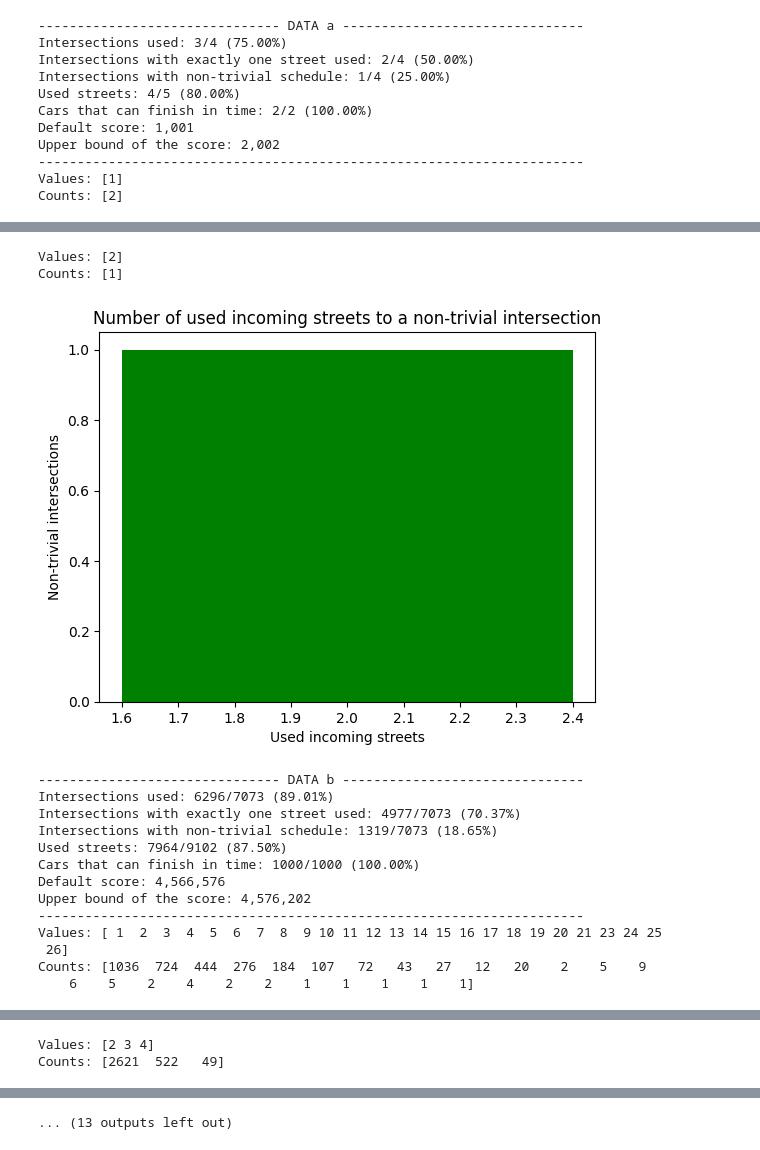
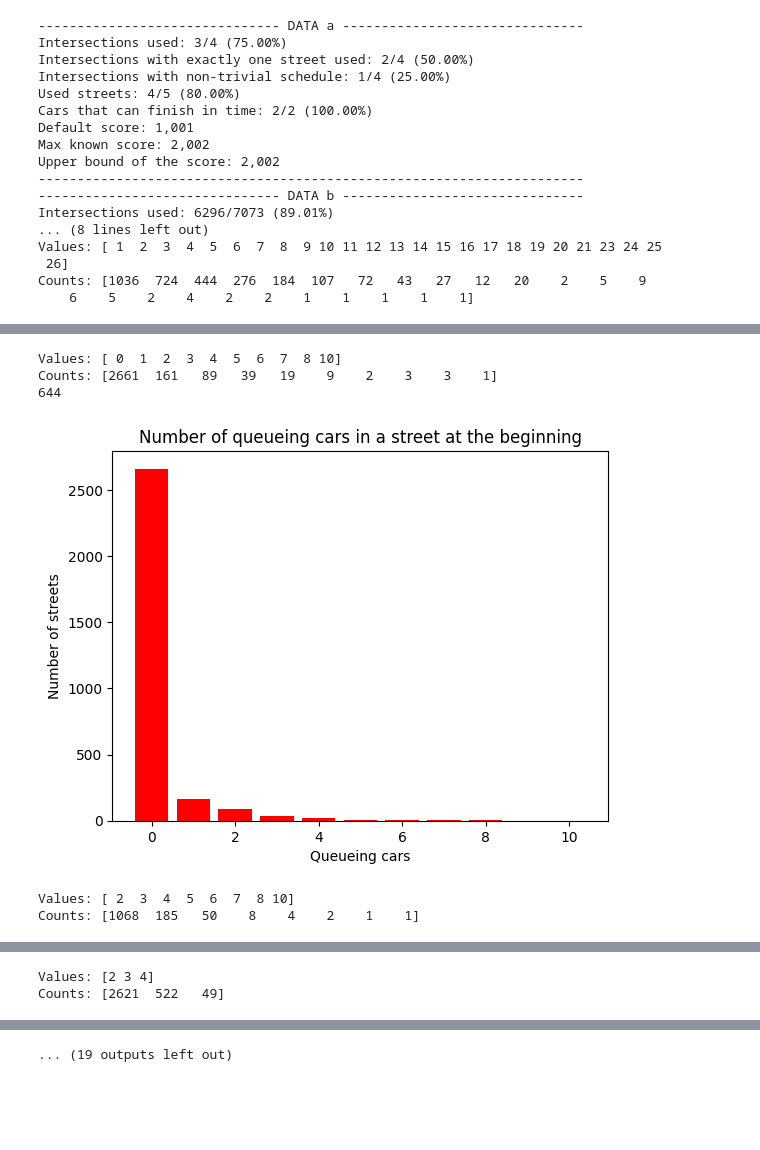
Before and after one commit to davidruda/Traffic-Signal-Optimization, a Jupyter notebook: statistics.ipynb, the cells around one changed output, grey strips where cells are left out. Drawn from its saved outputs; the diff is of its cells as text; code cells hidden in the pictures; blank space fills up the shorter version.

```diff
--- a/statistics.ipynb
+++ b/statistics.ipynb
@@ -48,11 +48,11 @@ def car_histogram(plan):
     street_ids = [
         s
         for i in plan.intersections if i.non_trivial
-        for s in i.incoming_streets if streets[s].used
+        for s in i.streets if streets[s].used
     ]
-    car_counts = np.zeros(len(plan.streets))
-    for car in plan.cars:
-        car_counts[car.path[:-1]] += 1
+    car_counts = np.zeros(len(streets))
+    for c in plan.cars:
+        car_counts[c.path[:-1]] += 1
 
     #np.histogram(car_counts[street_ids])
     values, counts = np.unique(car_counts[street_ids], return_counts=True)
@@ -64,13 +64,28 @@ def car_histogram(plan):
     plt.title('Number of cars passing through a street')
     plt.xlabel('Cars passing through')
     plt.ylabel('Number of streets')
+    plt.show()
 
+    initial_cars = np.zeros(len(streets))
+    for c in plan.cars:
+        initial_cars[c.path[0]] += 1
+
+    values, counts = np.unique(initial_cars[street_ids], return_counts=True)
+    values = values.astype(int)
+    print(f'Values: {values}')
+    print(f'Counts: {counts}')
+    print(values @ counts)
+
+    plt.bar(values, counts, color='red')
+    plt.title('Number of queueing cars in a street at the beginning')
+    plt.xlabel('Queueing cars')
+    plt.ylabel('Number of streets')
     plt.show()
 # %%
 def street_histogram(plan, xscale='linear'):
     streets = plan.streets
     non_trivial_incoming_counts = [
-        len([s for s in i.incoming_streets if streets[s].used])
+        len([s for s in i.streets if streets[s].used])
         for i in plan.intersections if i.non_trivial
     ]
     values, counts = np.unique(non_trivial_incoming_counts, return_counts=True)
@@ -95,16 +110,19 @@ for data in TEST_DATA:
     street_summary(plan)
     car_summary(plan)
     print(f'Default score: {DEFAULT_SCORE[data]:,}')
+    print(f'Max known score: {MAX_KNOWN_SCORE[data]:,}')
     print(f'Upper bound of the score: {UPPER_BOUND[data]:,}')
     print('-' * 70)
-    car_histogram(plan)
-    #if data == 'e':
-    #    street_histogram(plan, xscale='log')
-    #else:
-    #    street_histogram(plan)
-    street_histogram(plan)
+    if data != 'a':
+        car_histogram(plan)
+        #if data == 'e':
+        #    street_histogram(plan, xscale='log')
+        #else:
+        #    street_histogram(plan)
+        street_histogram(plan)
 
 print(f'TOTAL DEFAULT SCORE:\t{sum(DEFAULT_SCORE.values()):12,}')
+print(f'TOTAL MAX KNOWN SCORE:\t{sum(MAX_KNOWN_SCORE.values()):12,}')
 print(f'TOTAL UPPER BOUND:\t{sum(UPPER_BOUND.values()):12,}')
 # %% [output]
 ------------------------------- DATA a -------------------------------
@@ -114,7 +132,13 @@ Intersections with non-trivial schedule: 1/4 (25.00%)
 Used streets: 4/5 (80.00%)
 Cars that can finish in time: 2/2 (100.00%)
 Default score: 1,001
+Max known score: 2,002
 Upper bound of the score: 2,002
 ----------------------------------------------------------------------
-Values: [1]
-Counts: [2]
+------------------------------- DATA b -------------------------------
+Intersections used: 6296/7073 (89.01%)
+... (8 lines left out)
+Values: [ 1  2  3  4  5  6  7  8  9 10 11 12 13 14 15 16 17 18 19 20 21 23 24 25
+ 26]
+Counts: [1036  724  444  276  184  107   72   43   27   12   20    2    5    9
+    6    5    2    4    2    2    1    1    1    1    1]
@@ -122,16 +146,6 @@ Counts: [2]
-Values: [2]
-Counts: [1]
+Values: [ 0  1  2  3  4  5  6  7  8 10]
+Counts: [2661  161   89   39   19    9    2    3    3    1]
+644
-[figure, old version]
+[figure, new version]
-------------------------------- DATA b -------------------------------
-Intersections used: 6296/7073 (89.01%)
-Intersections with exactly one street used: 4977/7073 (70.37%)
-Intersections with non-trivial schedule: 1319/7073 (18.65%)
-Used streets: 7964/9102 (87.50%)
-Cars that can finish in time: 1000/1000 (100.00%)
-Default score: 4,566,576
-Upper bound of the score: 4,576,202
-----------------------------------------------------------------------
-Values: [ 1  2  3  4  5  6  7  8  9 10 11 12 13 14 15 16 17 18 19 20 21 23 24 25
- 26]
-Counts: [1036  724  444  276  184  107   72   43   27   12   20    2    5    9
-    6    5    2    4    2    2    1    1    1    1    1]
+Values: [ 2  3  4  5  6  7  8 10]
+Counts: [1068  185   50    8    4    2    1    1]
@@ -159,4 +175,4 @@ Counts: [2073  903  611  399  306  341  257  259  214  221  167  141  119  112
 Values: [2 3 4]
 Counts: [2621  522   49]
 [figure]
-... (13 outputs left out)
+... (19 outputs left out)
```
Also changed, not shown: parts of 1 cell of this notebook, 1 other file.
